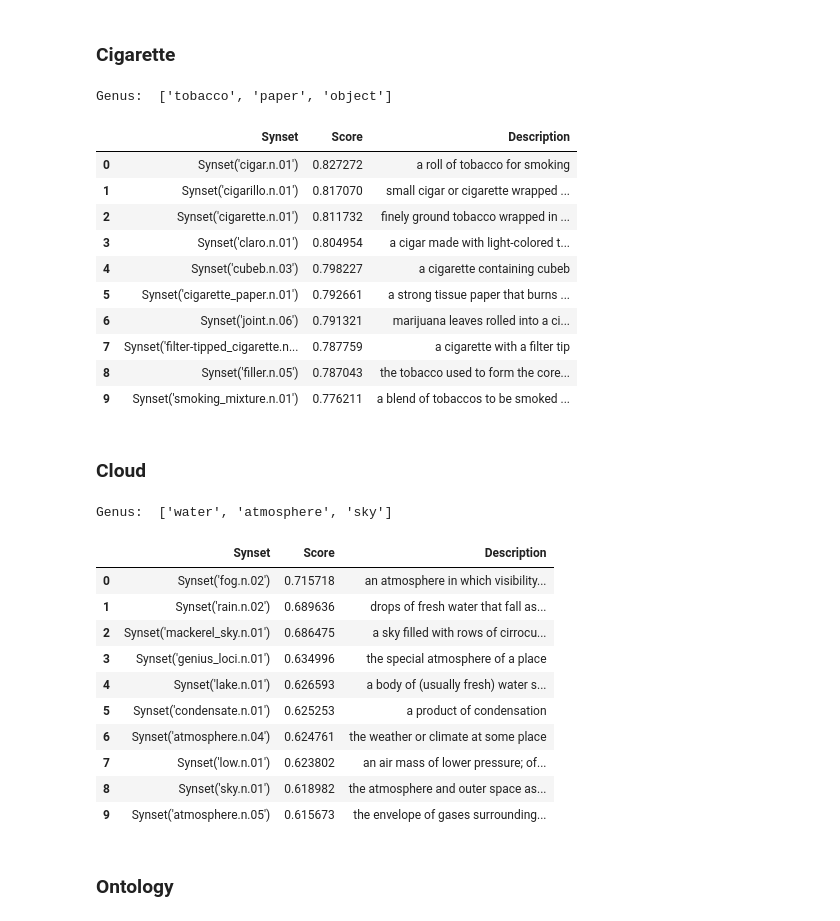
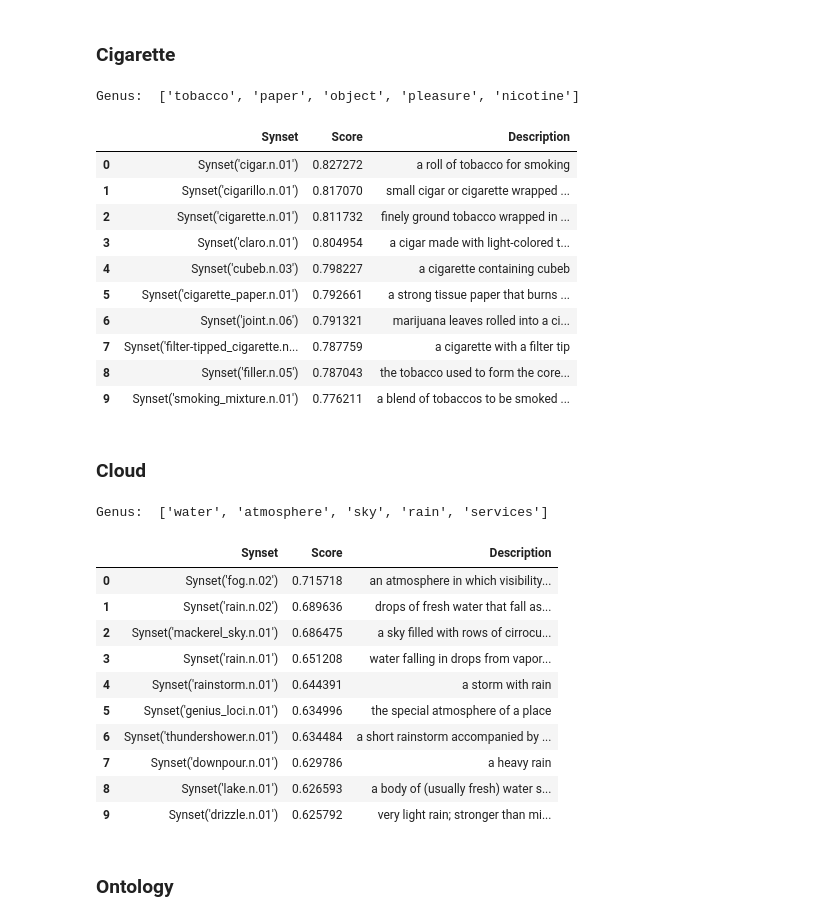
Before and after one commit to monex00/simply_NLP, a Jupyter notebook: content2form/content2form.ipynb, the cells around one changed output. Drawn from its saved outputs; the diff is of its cells as text; code cells hidden in the pictures.

```diff
--- a/content2form/content2form.ipynb
+++ b/content2form/content2form.ipynb
@@ -92,7 +81,7 @@ Genus:  ['write', 'paper', 'ink']
 ### Cigarette
 # %%
 cigarette_definition_list = dataset["cigarette"].tolist()
-cigarette_genus = get_genus(cigarette_definition_list, 3, "cigarette", nlp)
+cigarette_genus = get_genus(cigarette_definition_list, 5, "cigarette", nlp)
 print("Genus: ", cigarette_genus)
 
 cigarette_symilarity_score = find_senses(cigarette_genus, cigarette_definition_list, model, max_iter = 100, min_score=0.5, transformer_weight=1, overlap_weight=0)
@@ -101,7 +90,7 @@ cigarette_symilarity_score_pd = pd.DataFrame(cigarette_symilarity_score, columns
 cigarette_symilarity_score_pd["Description"] = cigarette_symilarity_score_pd["Synset"].map(lambda x: x.definition())
 cigarette_symilarity_score_pd
 # %% [output]
-Genus:  ['tobacco', 'paper', 'object']
+Genus:  ['tobacco', 'paper', 'object', 'pleasure', 'nicotine']
 |  | Synset | Score | Description |
 | 0 | Synset('cigar.n.01') | 0.827272 | a roll of tobacco for smoking |
 | 1 | Synset('cigarillo.n.01') | 0.817070 | small cigar or cigarette wrapped ... |
@@ -117,27 +106,27 @@ Genus:  ['tobacco', 'paper', 'object']
 ### Cloud
 # %%
 cloud_definition_list = dataset["cloud"].tolist()
-cloud_genus = get_genus(cloud_definition_list, 3, "cloud", nlp)
+cloud_genus = get_genus(cloud_definition_list, 5, "cloud", nlp)
 print("Genus: ", cloud_genus)
 
 cloud_symilarity_score = find_senses(cloud_genus, cloud_definition_list, model, max_iter = 100, min_score=0.5, transformer_weight=1, overlap_weight=0)
 
 cloud_symilarity_score_pd = pd.DataFrame(cloud_symilarity_score, columns=["Synset", "Score"])
 cloud_symilarity_score_pd["Description"] = cloud_symilarity_score_pd["Synset"].map(lambda x: x.definition())
 cloud_symilarity_score_pd
 # %% [output]
-Genus:  ['water', 'atmosphere', 'sky']
+Genus:  ['water', 'atmosphere', 'sky', 'rain', 'services']
 |  | Synset | Score | Description |
 | 0 | Synset('fog.n.02') | 0.715718 | an atmosphere in which visibility... |
 | 1 | Synset('rain.n.02') | 0.689636 | drops of fresh water that fall as... |
 | 2 | Synset('mackerel_sky.n.01') | 0.686475 | a sky filled with rows of cirrocu... |
-| 3 | Synset('genius_loci.n.01') | 0.634996 | the special atmosphere of a place |
-| 4 | Synset('lake.n.01') | 0.626593 | a body of (usually fresh) water s... |
-| 5 | Synset('condensate.n.01') | 0.625253 | a product of condensation |
-| 6 | Synset('atmosphere.n.04') | 0.624761 | the weather or climate at some place |
-| 7 | Synset('low.n.01') | 0.623802 | an air mass of lower pressure; of... |
-| 8 | Synset('sky.n.01') | 0.618982 | the atmosphere and outer space as... |
-| 9 | Synset('atmosphere.n.05') | 0.615673 | the envelope of gases surrounding... |
+| 3 | Synset('rain.n.01') | 0.651208 | water falling in drops from vapor... |
+| 4 | Synset('rainstorm.n.01') | 0.644391 | a storm with rain |
+| 5 | Synset('genius_loci.n.01') | 0.634996 | the special atmosphere of a place |
+| 6 | Synset('thundershower.n.01') | 0.634484 | a short rainstorm accompanied by ... |
+| 7 | Synset('downpour.n.01') | 0.629786 | a heavy rain |
+| 8 | Synset('lake.n.01') | 0.626593 | a body of (usually fresh) water s... |
+| 9 | Synset('drizzle.n.01') | 0.625792 | very light rain; stronger than mi... |
 # %% [markdown]
 ### Ontology
 # %%
```
Also changed, not shown: parts of 4 cells of this notebook, 1 other file.
